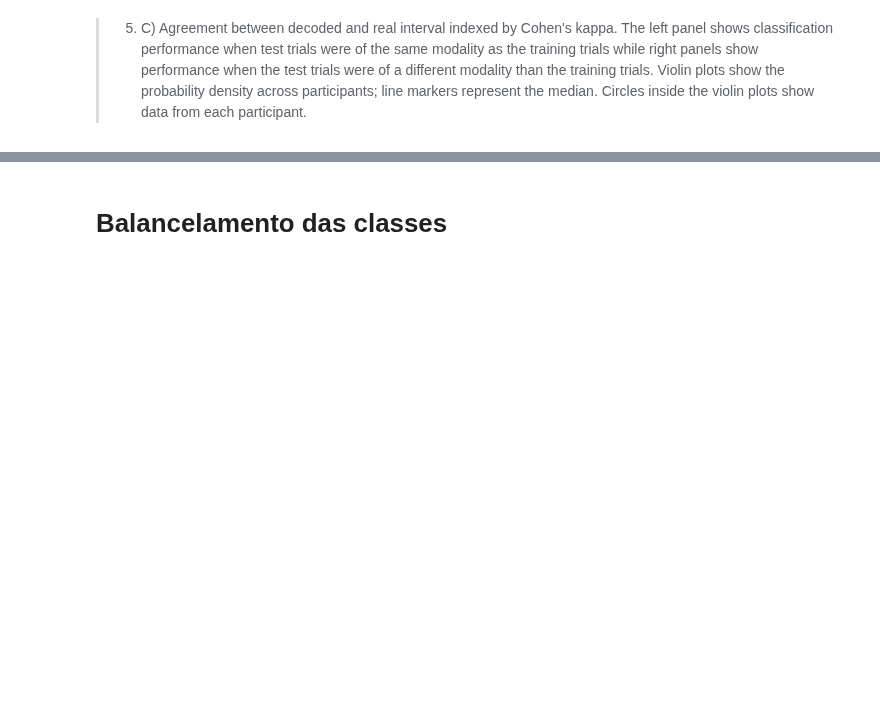
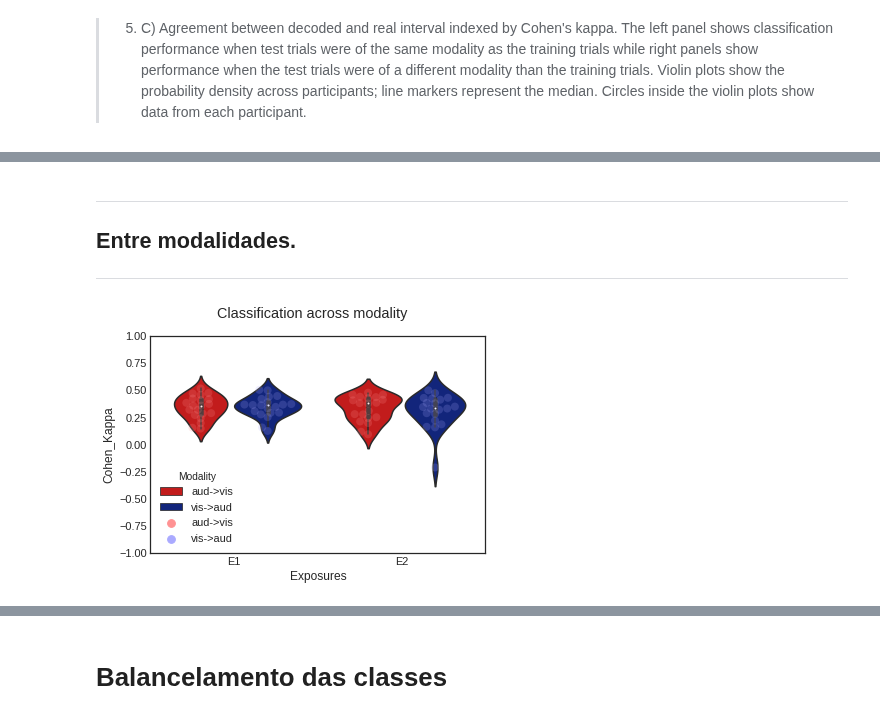
Before and after one commit to bruAristimunha/Across-Modalities, a Jupyter notebook: notebook/Original-Proposal.ipynb, the cells around one changed output, grey strips where cells are left out. Cells and saved outputs as stored; diff of their text form; code cells hidden in the pictures; blank space fills up the shorter version.

```diff
--- a/notebook/Original-Proposal.ipynb
+++ b/notebook/Original-Proposal.ipynb
@@ -853,0 +409,29 @@ weighted avg       0.21      0.21      0.21      2287
+# %% [markdown]
+ ---------
+
+
+## Entre modalidades.
+
+
+
+ ---------
+# %%
+prever_vis_1 = classification_across_modality(
+    df_aud_1_aver, df_vis_1_aver, inp='aud->vis', exp='E1')
+prever_aud_1 = classification_across_modality(
+    df_vis_1_aver, df_aud_1_aver, inp='vis->aud', exp='E1')
+
+prever_vis_2 = classification_across_modality(
+    df_aud_2_aver, df_vis_2_aver, inp='aud->vis', exp='E2')
+prever_aud_2 = classification_across_modality(
+    df_vis_2_aver, df_aud_2_aver, inp='vis->aud', exp='E2')
+# %%
+merge_across, merge_across_mode = merge_export(prever_aud_1, prever_aud_2,
+                                               prever_vis_1, prever_vis_2,
+                                               '../data/processed/resu_fig5b.csv')
+# %%
+ck_across, fig_across = cohen_kappa(merge_across,
+                                    plot_option=True,
+                                    title='Classification across modality')
+# %% [output]
+[figure, added]
```
Also changed, not shown: parts of 59 cells of this notebook.
